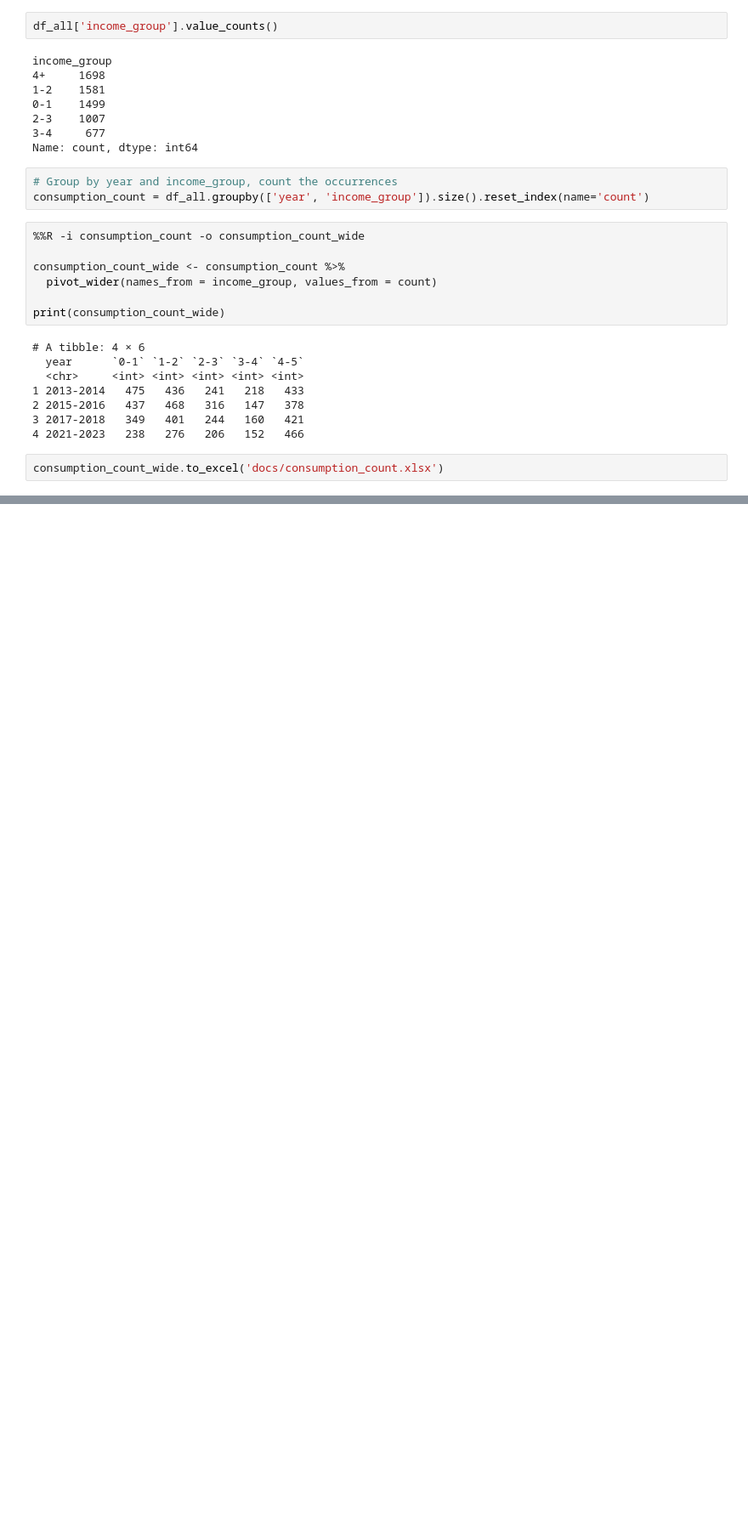
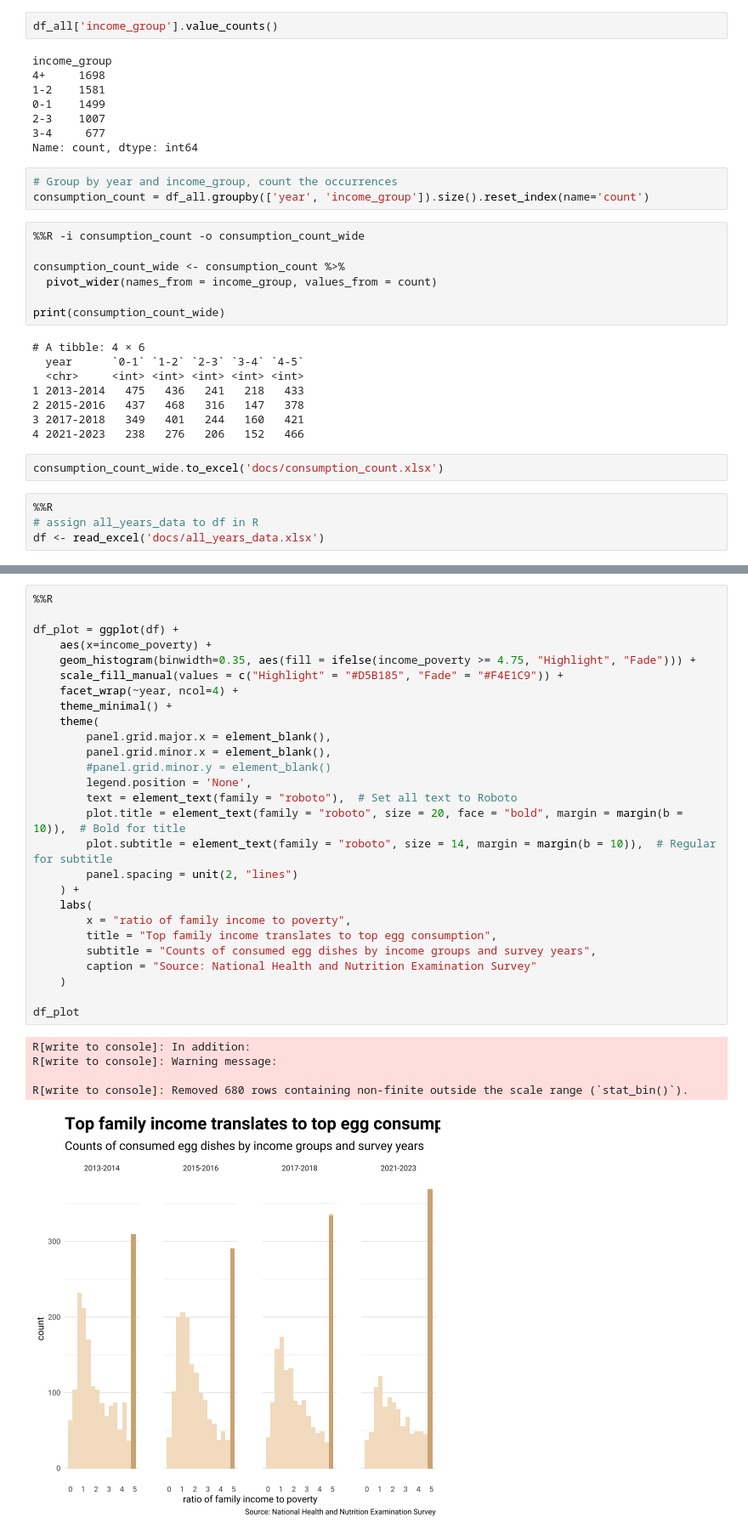
Before and after one commit to tiff-xwang/Egg-Consumption-Demographics, a Jupyter notebook: egg.ipynb, the cells around one changed output, grey strips where cells are left out. Shown at 85% size. Saved outputs shown, nothing was run; the diff lists cells and outputs as text; blank space fills up the shorter version.

```diff
--- a/egg.ipynb
+++ b/egg.ipynb
@@ -873,3 +873,7 @@ print(consumption_count_wide)
 4 2021-2023   238   276   206   152   466
 # %%
 consumption_count_wide.to_excel('docs/consumption_count.xlsx')
+# %%
+%%R
+# assign all_years_data to df in R
+df <- read_excel('docs/all_years_data.xlsx')
@@ -875,0 +916,33 @@ consumption_count_wide.to_excel('docs/consumption_count.xlsx')
+# %%
+%%R
+
+df_plot = ggplot(df) +
+    aes(x=income_poverty) +
+    geom_histogram(binwidth=0.35, aes(fill = ifelse(income_poverty >= 4.75, "Highlight", "Fade"))) +
+    scale_fill_manual(values = c("Highlight" = "#D5B185", "Fade" = "#F4E1C9")) +
+    facet_wrap(~year, ncol=4) +
+    theme_minimal() +
+    theme(
+        panel.grid.major.x = element_blank(),
+        panel.grid.minor.x = element_blank(),
+        #panel.grid.minor.y = element_blank()
+        legend.position = 'None',
+        text = element_text(family = "roboto"),  # Set all text to Roboto
+        plot.title = element_text(family = "roboto", size = 20, face = "bold", margin = margin(b = 10)),  # Bold for title
+        plot.subtitle = element_text(family = "roboto", size = 14, margin = margin(b = 10)),  # Regular for subtitle
+        panel.spacing = unit(2, "lines")
+    ) +
+    labs(
+        x = "ratio of family income to poverty",
+        title = "Top family income translates to top egg consumption",
+        subtitle = "Counts of consumed egg dishes by income groups and survey years",
+        caption = "Source: National Health and Nutrition Examination Survey"
+    )
+
+df_plot
+# %% [output]
+R[write to console]: In addition:
+R[write to console]: Warning message:
+
+R[write to console]: Removed 680 rows containing non-finite outside the scale range (`stat_bin()`).
+[figure, added]
```
Also changed, not shown: parts of 8 cells of this notebook, 4 other files.
